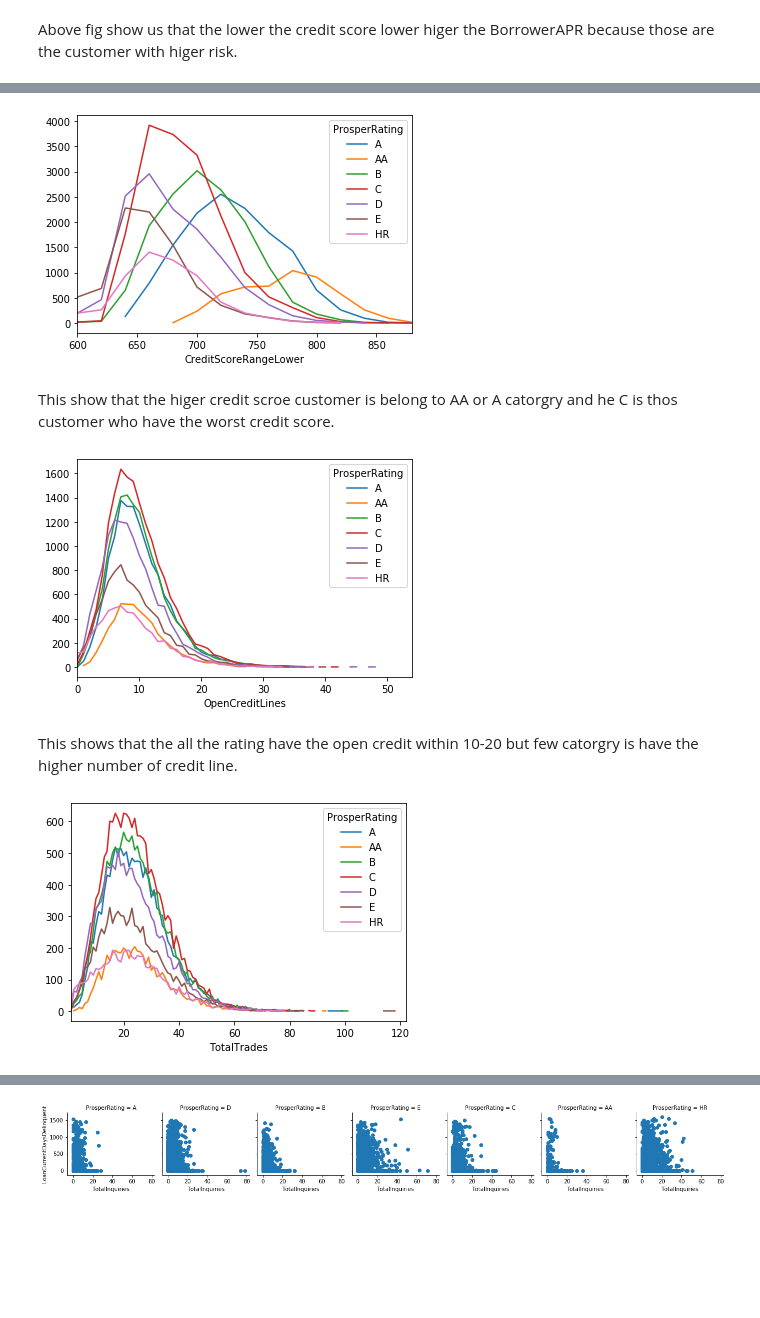
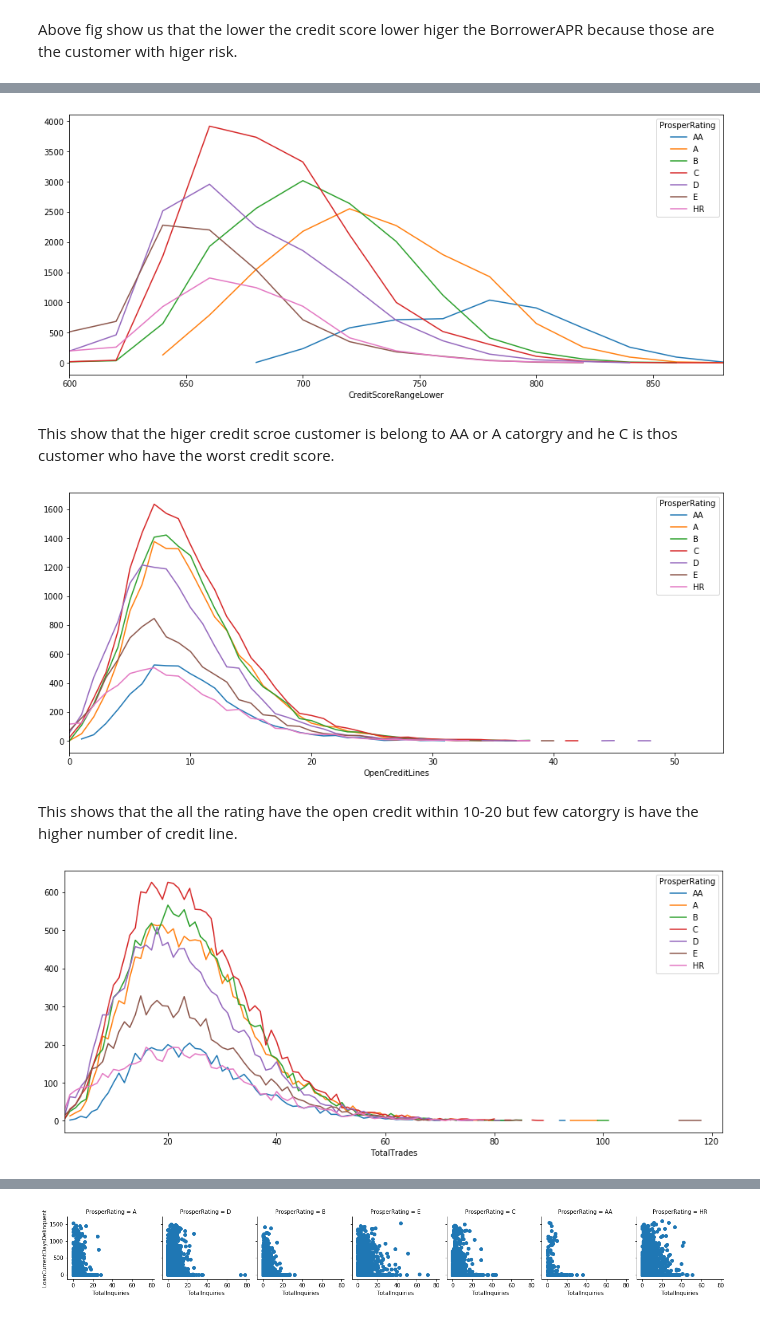
Before and after one commit to naveenmaan/Loan-Data-Analysis, a Jupyter notebook: exploration_template.ipynb, the cells around one changed output, grey strips where cells are left out. Saved outputs shown, nothing was run; the diff lists cells and outputs as text; code cells hidden in the pictures; blank space fills up the shorter version.

```diff
--- a/exploration_template.ipynb
+++ b/exploration_template.ipynb
@@ -287,0 +298,11 @@ ax.legend(loc = 8, ncol = 3, framealpha = 1, title = 'ProsperScore');
+# %%
+#Prosper Score count distrbuted among Prosper Rating
+plt.figure(figsize=[14.70, 8.27])
+rating_order = ['AA', 'A', 'B',  'C', 'D',  'E',   'HR']
+data['ProsperRating'] = pd.Categorical(data['ProsperRating'],
+                                       categories=rating_order,
+                                       ordered = True)
+ax = sns.countplot(data = data, x = 'ProsperRating', hue = 'ProsperScore', palette="RdYlBu_r")
+ax.legend(loc = 8, ncol = 3, framealpha = 1, title = 'ProsperScore');
+ax.legend(loc='center left', bbox_to_anchor=(1, 0.5),
+         framealpha=1, title="ProsperScore");
@@ -288,17 +311,20 @@ ax.legend(loc = 8, ncol = 3, framealpha = 1, title = 'ProsperScore');
 # %%
-data.groupby(["ProsperRating"]).CreditScoreRangeLower.value_counts().unstack("ProsperRating").plot.line();
+#Prosper Rating count in term of Credit Score
+data.groupby(["ProsperRating"]).CreditScoreRangeLower.value_counts().unstack("ProsperRating").plot.line(figsize=[14.70, 6]);
 # %% [output]
-[figure, old version]
+[figure, new version]
 # %% [markdown]
 This show that the higer credit scroe customer is belong to AA or A catorgry and he C is thos customer who have the worst credit score.
 # %%
-data.groupby(["ProsperRating"]).OpenCreditLines.value_counts().unstack("ProsperRating").plot.line();
+#Prosper Rating count in term of Open Credit Line
+data.groupby(["ProsperRating"]).OpenCreditLines.value_counts().unstack("ProsperRating").plot.line(figsize=[14.70, 6]);
 # %% [output]
-[figure, old version]
+[figure, new version]
 # %% [markdown]
 This shows that the all the rating have the open credit within 10-20 but few catorgry is have the higher number of credit line.
 # %%
-data.groupby(["ProsperRating"]).TotalTrades.value_counts().unstack("ProsperRating").plot.line();
+#Prosper Rating varation among Total Trade
+data.groupby(["ProsperRating"]).TotalTrades.value_counts().unstack("ProsperRating").plot.line(figsize=[14.70, 6]);
 # %% [output]
-[figure, old version]
+[figure, new version]
 # %%
```
Also changed, not shown: parts of 31 cells of this notebook, 4 other files.
